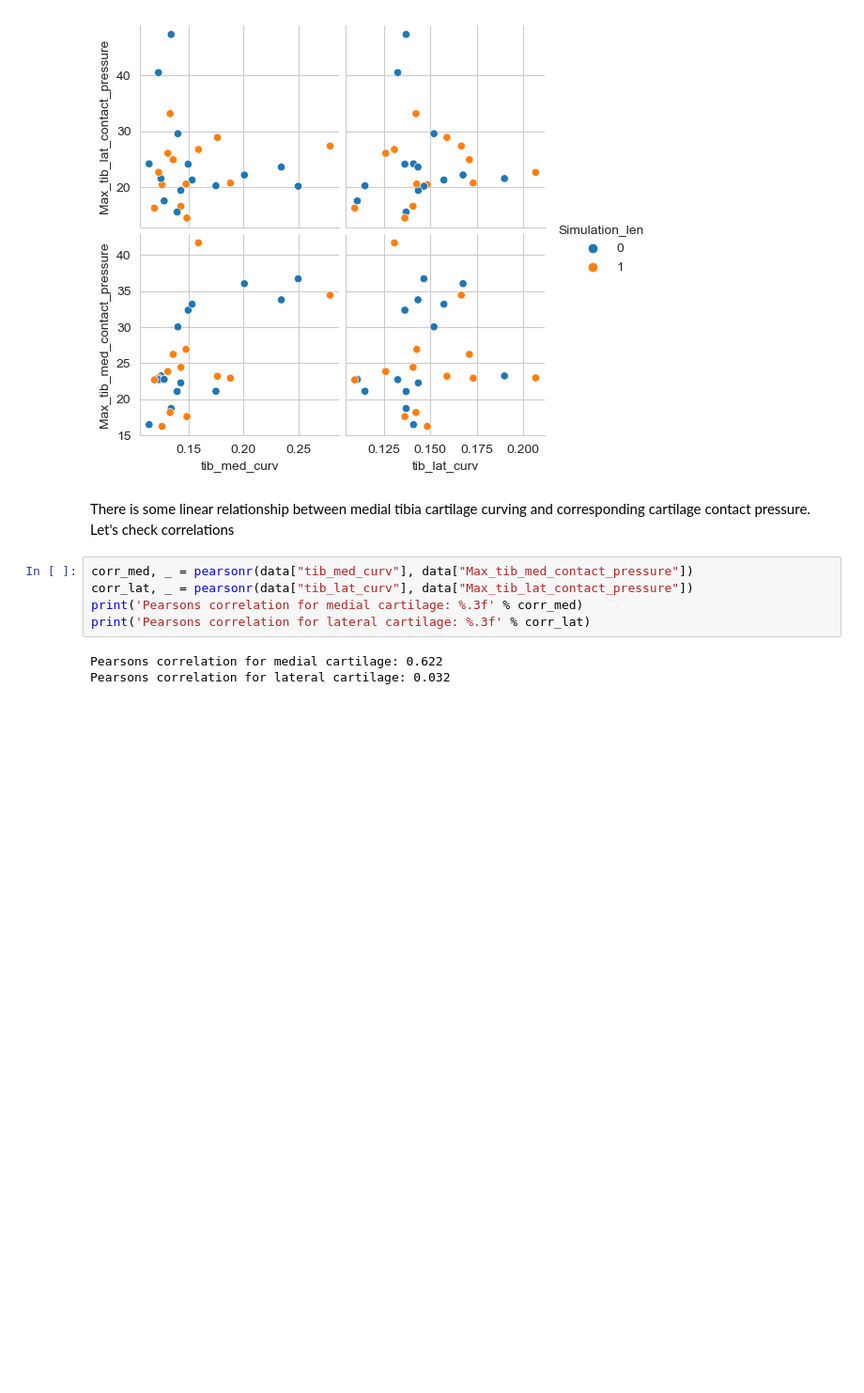
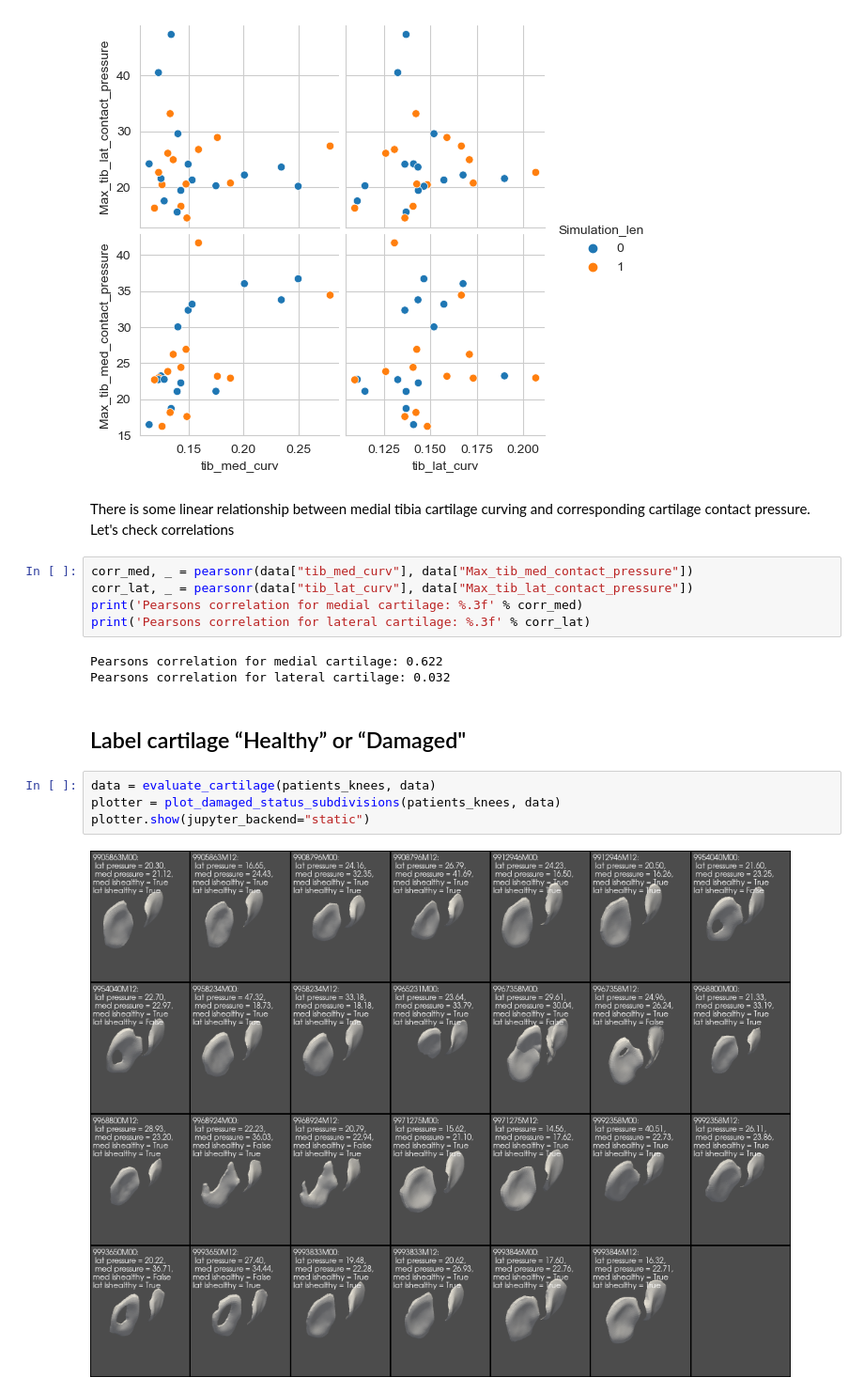
Before and after one commit to cs481-ekh/f22-ai-cbl, a Jupyter notebook: notebooks/complex_features_exploration.ipynb, the cells around one changed output. Shown: that part at 94% size. Drawn from its saved outputs; the diff is of its cells as text; blank space fills up the shorter version.

Commit message:
145 new feature label cartilage healthy or damaged (#151)
* #145  add the first criterium

* #145  try inner circle method

* #145 add stat to notebook

```diff
--- a/notebooks/complex_features_exploration.ipynb
+++ b/notebooks/complex_features_exploration.ipynb
@@ -93,3 +94,11 @@ print('Pearsons correlation for lateral cartilage: %.3f' % corr_lat)
 # %% [output]
 Pearsons correlation for medial cartilage: 0.622
 Pearsons correlation for lateral cartilage: 0.032
+# %% [markdown]
+## Label cartilage “Healthy” or “Damaged"
+# %%
+data = evaluate_cartilage(patients_knees, data)
+plotter = plot_damaged_status_subdivisions(patients_knees, data)
+plotter.show(jupyter_backend="static")
+# %% [output]
+[figure, added]
```
Also changed, not shown: parts of 3 cells of this notebook, 3 other files.
